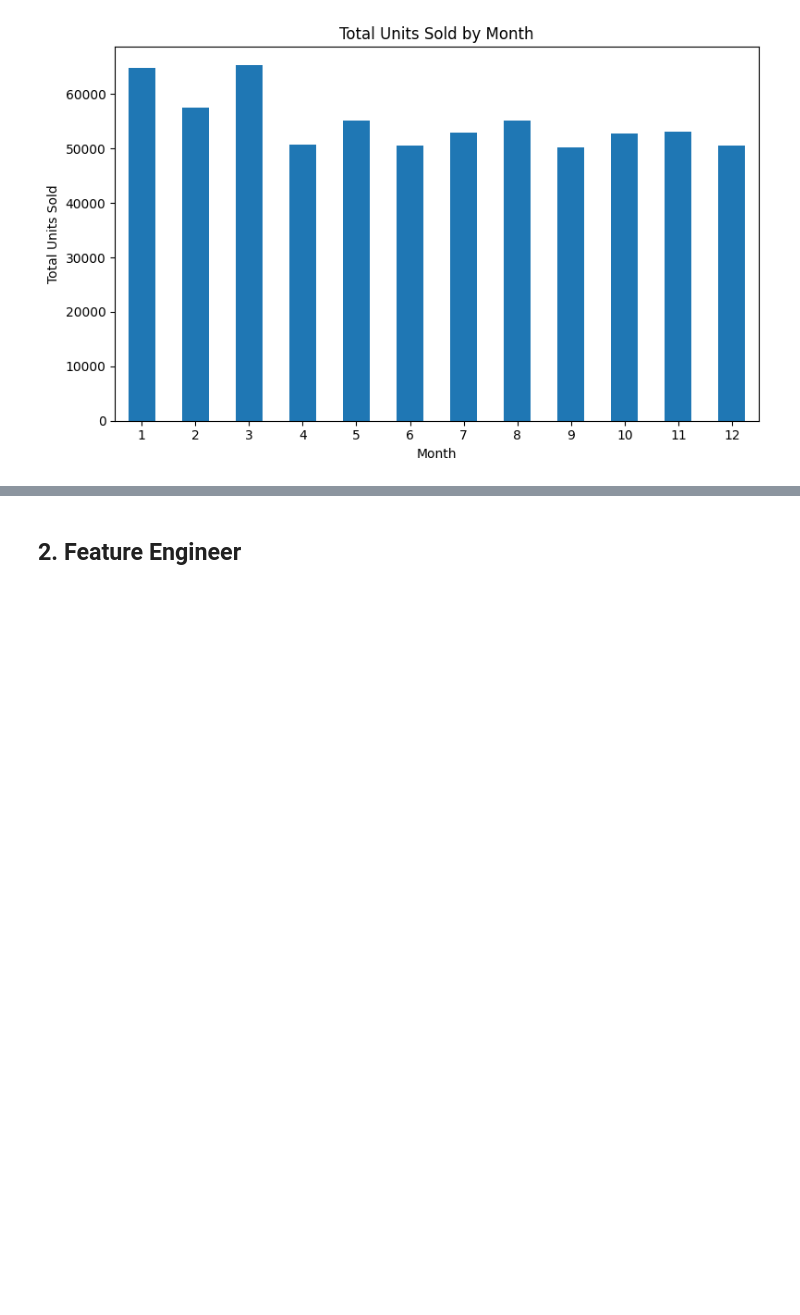
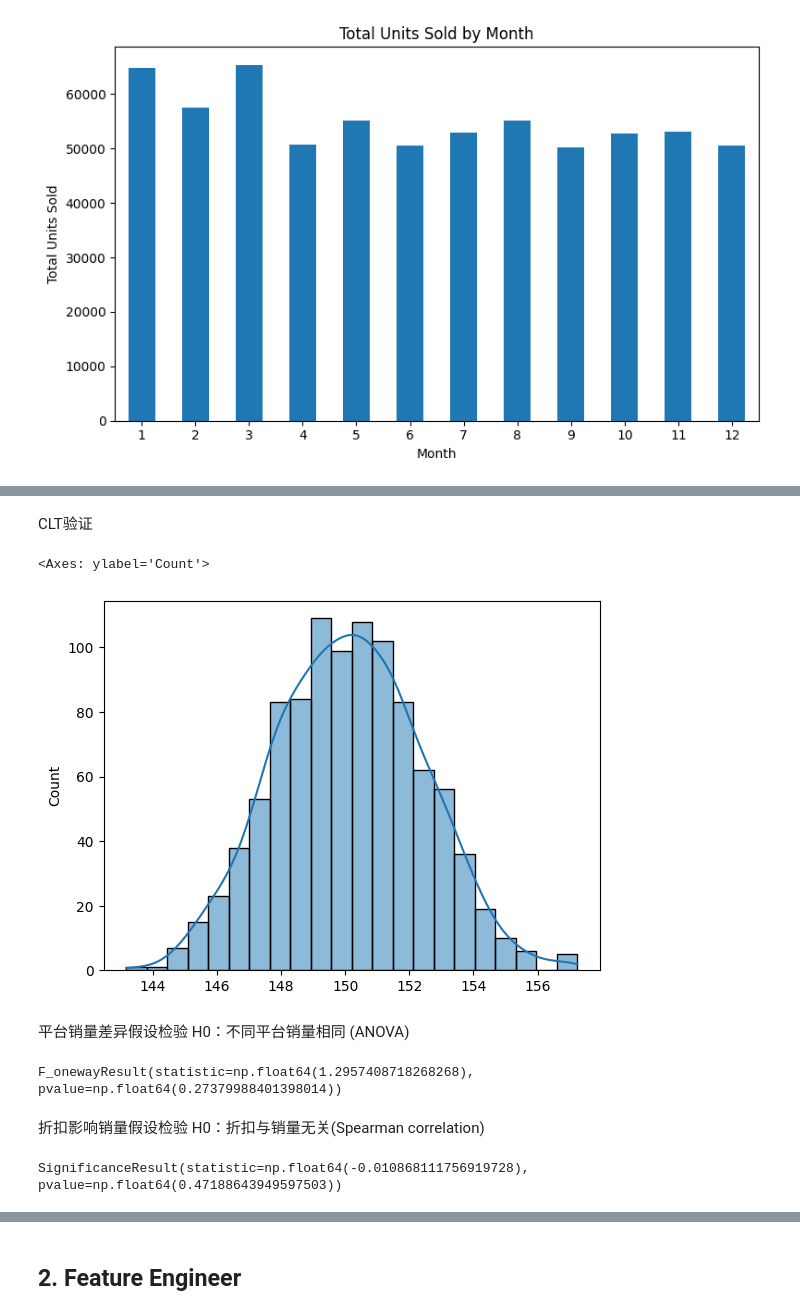
Before and after one commit to xild25-Minnie/DSCI441-Project-Xirui_Ruoyan, a Jupyter notebook: notebooks/code.ipynb, the cells around one changed output, grey strips where cells are left out. Cells and saved outputs as stored; diff of their text form; code cells hidden in the pictures; blank space fills up the shorter version.

```diff
--- a/notebooks/code.ipynb
+++ b/notebooks/code.ipynb
@@ -392,0 +407,34 @@ plt.show()
+# %% [markdown]
+CLT验证
+# %%
+sample_means = []
+
+for i in range(1000):
+    sample = df['Units Sold'].sample(30, replace=True)
+    sample_means.append(sample.mean())
+
+sns.histplot(sample_means, kde=True)
+# %% [output]
+<Axes: ylabel='Count'>
+[figure, added]
+# %% [markdown]
+平台销量差异假设检验
+H0：不同平台销量相同
+(ANOVA)
+# %%
+from scipy.stats import f_oneway
+
+groups = [g['Units Sold'].values for name, g in df.groupby('Platform')]
+
+f_oneway(*groups)
+# %% [output]
+F_onewayResult(statistic=np.float64(1.2957408718268268), pvalue=np.float64(0.27379988401398014))
+# %% [markdown]
+折扣影响销量假设检验
+H0：折扣与销量无关(Spearman correlation)
+# %%
+from scipy.stats import spearmanr
+
+spearmanr(df['Discount'], df['Units Sold'])
+# %% [output]
+SignificanceResult(statistic=np.float64(-0.010868111756919728), pvalue=np.float64(0.47188643949597503))
```
Also changed, not shown: parts of 7 cells of this notebook.
